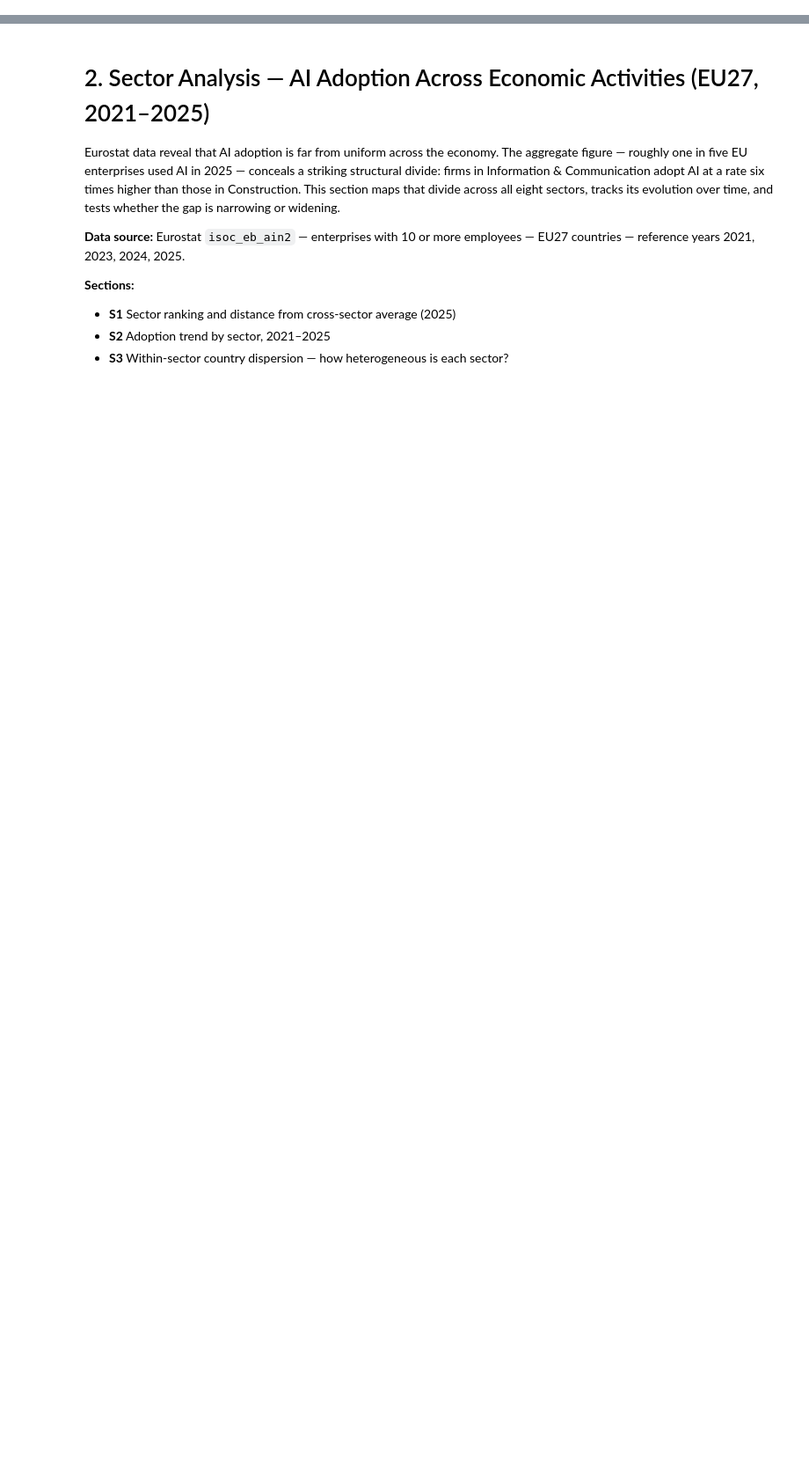
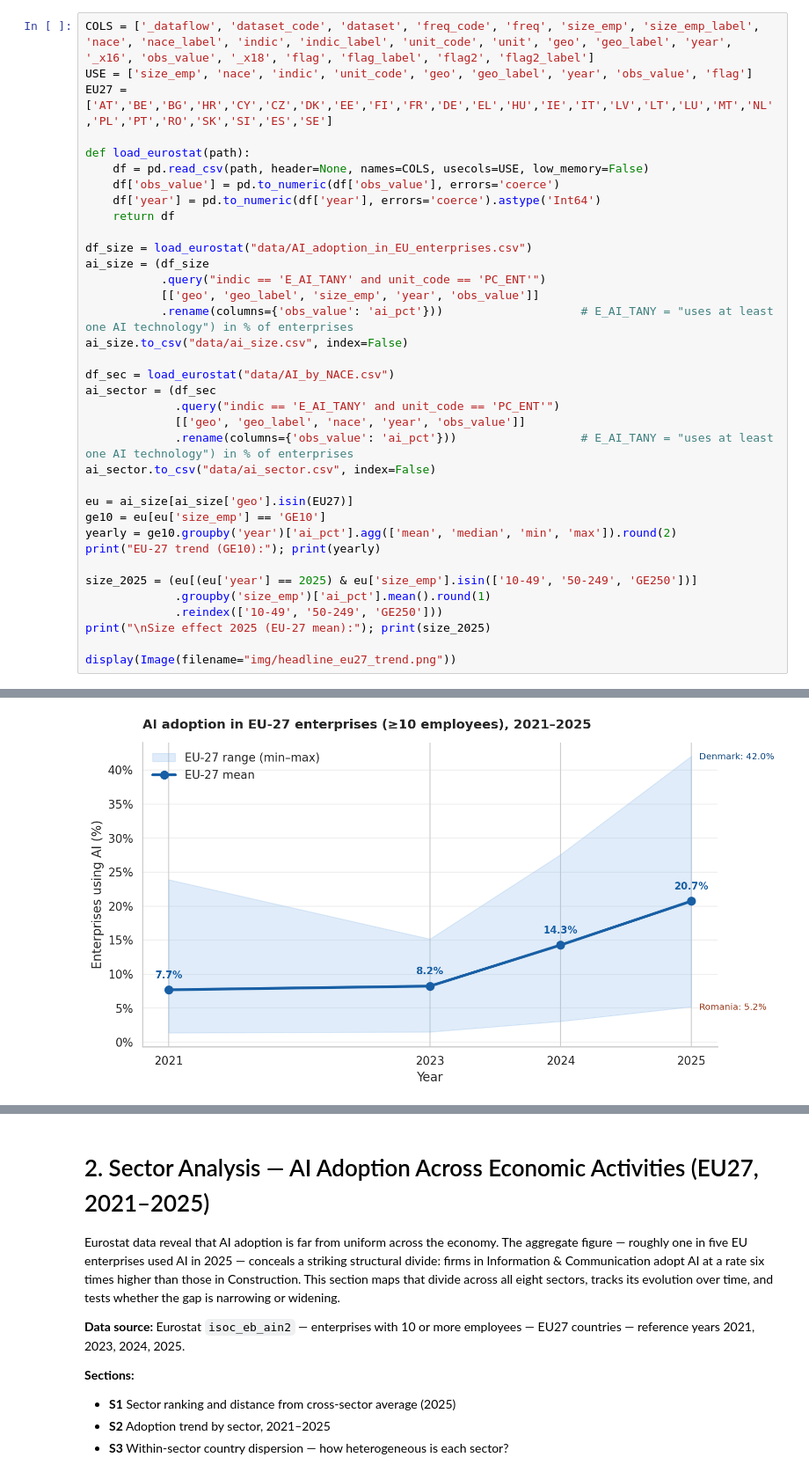
Before and after one commit to ccchme/Internet-Network-Economics, a Jupyter notebook: Internet_Economics.ipynb, the cells around one changed output, grey strips where cells are left out. Shown at 88% size. Saved outputs shown, nothing was run; the diff lists cells and outputs as text; blank space fills up the shorter version.

```diff
--- a/Internet_Economics.ipynb
+++ b/Internet_Economics.ipynb
@@ -316,0 +66,37 @@ All done! ✓  —  Data source: Eurostat isoc_eb_ai / isoc_eb_ain2
+# %%
+COLS = ['_dataflow', 'dataset_code', 'dataset', 'freq_code', 'freq', 'size_emp', 'size_emp_label', 'nace', 'nace_label', 'indic', 'indic_label', 'unit_code', 'unit', 'geo', 'geo_label', 'year', '_x16', 'obs_value', '_x18', 'flag', 'flag_label', 'flag2', 'flag2_label']
+USE = ['size_emp', 'nace', 'indic', 'unit_code', 'geo', 'geo_label', 'year', 'obs_value', 'flag']
+EU27 = ['AT','BE','BG','HR','CY','CZ','DK','EE','FI','FR','DE','EL','HU','IE','IT','LV','LT','LU','MT','NL','PL','PT','RO','SK','SI','ES','SE']
+
+def load_eurostat(path):
+    df = pd.read_csv(path, header=None, names=COLS, usecols=USE, low_memory=False)
+    df['obs_value'] = pd.to_numeric(df['obs_value'], errors='coerce')
+    df['year'] = pd.to_numeric(df['year'], errors='coerce').astype('Int64')
+    return df
+
+df_size = load_eurostat("data/AI_adoption_in_EU_enterprises.csv")
+ai_size = (df_size
+           .query("indic == 'E_AI_TANY' and unit_code == 'PC_ENT'")
+           [['geo', 'geo_label', 'size_emp', 'year', 'obs_value']]
+           .rename(columns={'obs_value': 'ai_pct'}))                    # E_AI_TANY = "uses at least one AI technology") in % of enterprises
+ai_size.to_csv("data/ai_size.csv", index=False)
+
+df_sec = load_eurostat("data/AI_by_NACE.csv")
+ai_sector = (df_sec
+             .query("indic == 'E_AI_TANY' and unit_code == 'PC_ENT'")
+             [['geo', 'geo_label', 'nace', 'year', 'obs_value']]
+             .rename(columns={'obs_value': 'ai_pct'}))                  # E_AI_TANY = "uses at least one AI technology") in % of enterprises
+ai_sector.to_csv("data/ai_sector.csv", index=False)
+
+eu = ai_size[ai_size['geo'].isin(EU27)]
+ge10 = eu[eu['size_emp'] == 'GE10']
+yearly = ge10.groupby('year')['ai_pct'].agg(['mean', 'median', 'min', 'max']).round(2)
+print("EU-27 trend (GE10):"); print(yearly)
+
+size_2025 = (eu[(eu['year'] == 2025) & eu['size_emp'].isin(['10-49', '50-249', 'GE250'])]
+             .groupby('size_emp')['ai_pct'].mean().round(1)
+             .reindex(['10-49', '50-249', 'GE250']))
+print("\nSize effect 2025 (EU-27 mean):"); print(size_2025)
+
+display(Image(filename="img/headline_eu27_trend.png"))
+# %% [output]
@@ -316,0 +117 @@ All done! ✓  —  Data source: Eurostat isoc_eb_ai / isoc_eb_ain2
+[figure, added]
```
Also changed, not shown: parts of 24 cells of this notebook, 23 other files.
